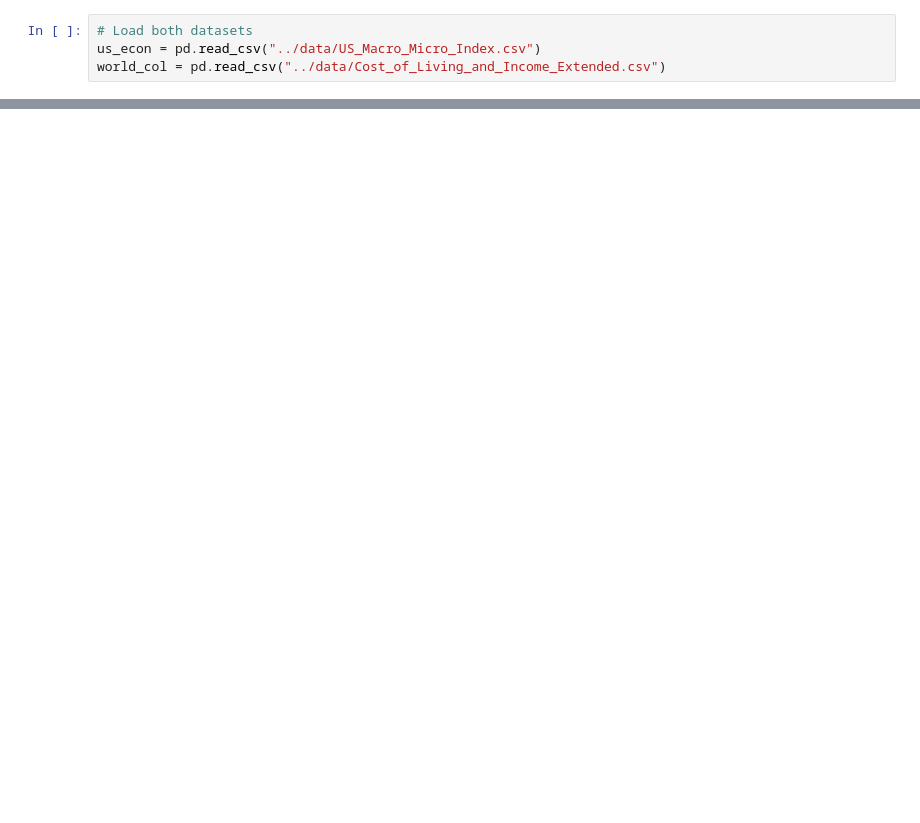
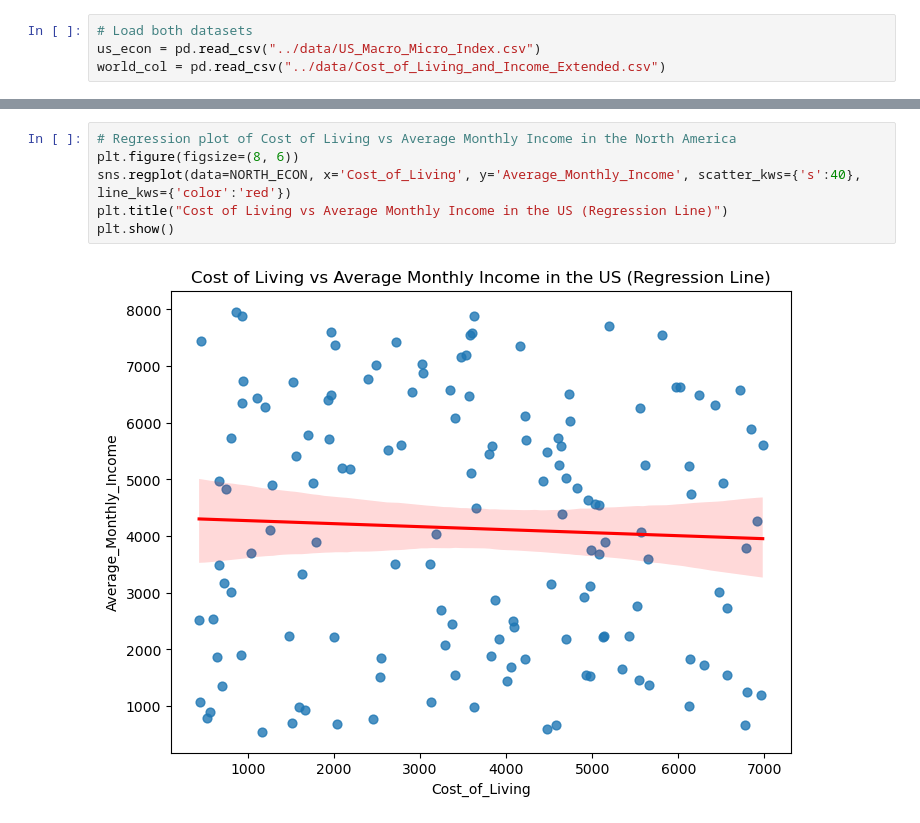
Before and after one commit to szhagnay/Cohort-A-Econ, a Jupyter notebook: notebooks/Sherla_eda1.ipynb, the cells around one changed output, grey strips where cells are left out. Drawn from its saved outputs; the diff is of its cells as text; blank space fills up the shorter version.

```diff
--- a/notebooks/Sherla_eda1.ipynb
+++ b/notebooks/Sherla_eda1.ipynb
@@ -87,0 +76,8 @@ plt.close()
+# %%
+# Regression plot of Cost of Living vs Average Monthly Income in the North America
+plt.figure(figsize=(8, 6))
+sns.regplot(data=NORTH_ECON, x='Cost_of_Living', y='Average_Monthly_Income', scatter_kws={'s':40}, line_kws={'color':'red'})
+plt.title("Cost of Living vs Average Monthly Income in the US (Regression Line)")
+plt.show()
+# %% [output]
+[figure, added]
```
Also changed, not shown: parts of 16 cells of this notebook, 1 other file.
